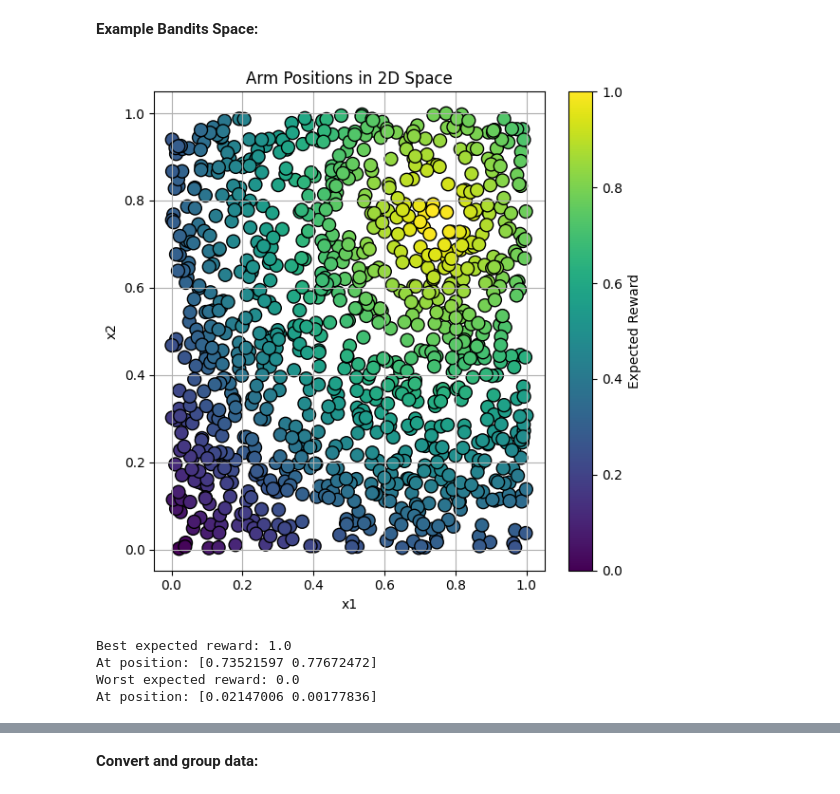
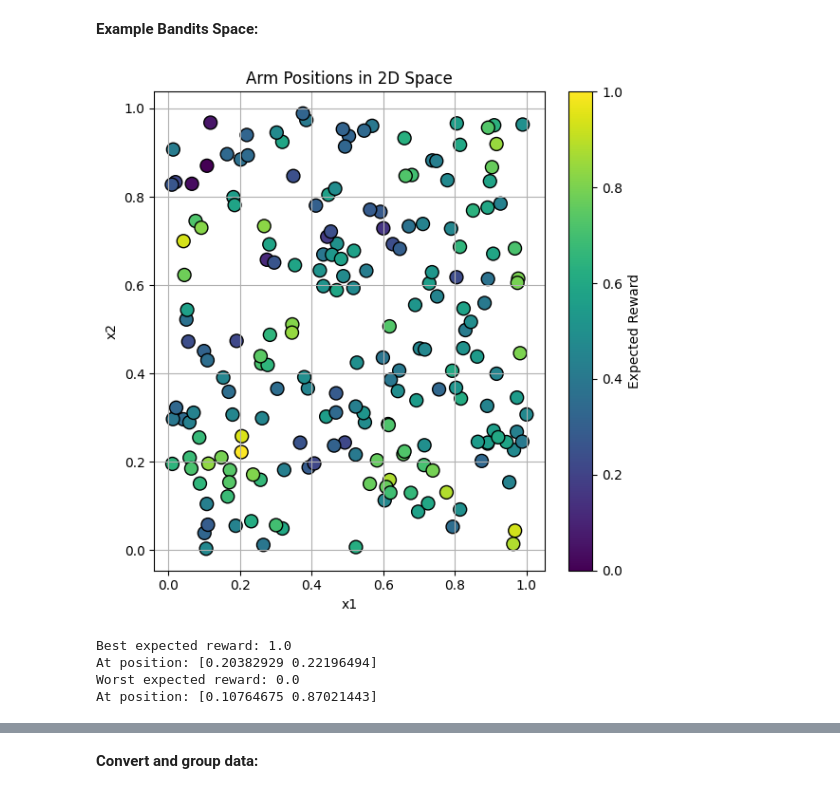
Before and after one commit to marvinernst1020/bandits_algorithms, a Jupyter notebook: spatial/notebooks/01_compare_bandits.ipynb, the cells around one changed output, grey strips where cells are left out. Saved outputs shown, nothing was run; the diff lists cells and outputs as text; code cells hidden in the pictures.

Commit message:
final plots

```diff
--- a/spatial/notebooks/01_compare_bandits.ipynb
+++ b/spatial/notebooks/01_compare_bandits.ipynb
@@ -28,17 +28,20 @@ from src import (
 # %% [markdown]
 **Simulation configuration:**
 # %%
-K = 1000 # before we did 500
-T = 200
+K = 200 # before we did 500
+T = 10000
 D = 2
 SIGMA = 0.1 # standard deviation of the noise in the reward distribution - VERY important for the performance of the algorithms! - 0 before!
-N_RUNS = 1
-LENGTH_SCALE = 1.0 # length scale for the GP prior = how quickly rewards change across space, highher = good arms are further from bad ones - very IMPORTANT!
-SCALE_FACTOR = 1.0 # scale factor for the GP prior = how much the rewards vary across space, in total terms (not in distance (this is just a scalar) - (before 20.0)
-BIAS = 0.0 # bias for the GP prior = how much the rewards are shifted up or down, in total terms (not in distance (this is just a constant) - (before 29.0)
+N_RUNS = 100
+LENGTH_SCALE = 1.0 # (1.0) length scale for the GP prior = how quickly rewards change across space, highher = good arms are further from bad ones - very IMPORTANT!
+ALPHA = 1e-6 # (0.1) alpha for the GP prior = how much the rewards vary across space, in distance terms (not in total terms) - this is very important for the performance of the algorithms! - (before 0.1)
+
+# not necessary:
+SCALE_FACTOR = 1.0 # (1.0) scale factor for the GP prior = how much the rewards vary across space, in total terms, not in distance (this is just a scalar) - (before 20.0)
+BIAS = 0.0 # bias for the GP prior = how much the rewards are shifted up or down, in total terms, not in distance (this is just a constant) - (before 29.0)
 
 # Strict Lipschitz with no noise (and strictly scaled to [0, 1] x [0, 1]) is Lipschitz with constant 1.0:
-CUSTOM = True
+CUSTOM = False
 BERNOULLI = False
 
 ### For the ZoomIn: ###
@@ -51,10 +54,11 @@ REWARD = None # is Gaussian
 NU = 1.0   # smaller NU = more willing to split (i.e. assumes rewards change less across space) - we could make this up to 10 or bigger
 
 # shrinking factor: how quickly regions shrink as the algorithm zooms in
-RHO = 0.999999999 # smaller RHO = more aggressive shrinking - 0.999
+RHO = 0.999999999 # smaller RHO = more aggressive shrinking - 0.999999999
 
 # minimum number of pulls before zoom in:
-PULLS = 20
+PULLS = 20 # minimum number of pulls before the algorithm starts zooming in - this is important for the performance of the algorithm, as it needs to have enough data to make a decision
+# (before 20, but this is too high for the GP, so we set it to 10)
 
 EXTRA_STEPS = T # how many extra steps after ZoomIn has locked into a region (put something different than T if you want this!)
 
@@ -71,17 +75,20 @@ BETA = 2.0 # controls the exploration-exploitation trade-off - higher = more exp
 DELTA = 0.01 # controls the exploration-exploitation trade-off - higher = more exploration, lower = more exploitation
 
 
+# Clipping:
+CLIP = True # whether to clip the rewards to [0, 1] - this is important for the performance of the algorithms, as it prevents them from going out of bounds
+
 # Algorithms:
 algorithms_to_compare = {
     #"ZI-UCB0": lambda f, arms: get_zoomin_algorithm(f, arms, domain=[[0, 1], [0, 1]], rounds=T, nu=NU, rho=RHO, scoring_method="ucb", reward_type=REWARD, min_pulls_before_zoom = PULLS),
     "ZI-UCB1": lambda f, arms: get_zoomin_algorithm(f,arms,  domain=[[0, 1], [0, 1]], rounds=T, nu=NU, rho=RHO, scoring_method="tuned_ucb", reward_type=REWARD, min_pulls_before_zoom = PULLS),
     #"ZI-TS": lambda f, arms: get_zoomin_algorithm(f, arms, domain=[[0, 1], [0, 1]], rounds=T, nu=NU, rho=RHO, scoring_method="ts", reward_type=REWARD, min_pulls_before_zoom = PULLS),
-    "GP-UCB": lambda f, arms: GaussianProcessUCB(arms, beta= BETA, length_scale=LS_ASSUMPTION, noise=NOISE),
-    "GP-TS": lambda f, arms: GaussianProcessTS(arms, length_scale=LS_ASSUMPTION, noise=NOISE),
-    #"GP-UCB+": lambda f, arms: GaussianProcessUCB(arms, length_scale=LS_ASSUMPTION, noise=NOISE, use_log_beta=True, delta=DELTA, D=D),
+    #"GP-TS": lambda f, arms: GaussianProcessTS(arms, length_scale=LS_ASSUMPTION, noise=NOISE),
+    #"GP-UCB": lambda f, arms: GaussianProcessUCB(arms, beta= BETA, length_scale=LS_ASSUMPTION, noise=NOISE),
+    #"GP-UCB+": lambda f, arms: GaussianProcessUCB(arms, length_scale=LS_ASSUMPTION, noise=NOISE, use_log_beta=True, delta=DELTA),
     #"Baseline": lambda f, arms: GaussianUCB0(K),
     #"UCB0":  lambda f, arms: GaussianUCB0(K),
-    #"UCB": lambda f, arms: GaussianUCB1(K),
+    "UCB": lambda f, arms: GaussianUCB1(K),
     #"TS": lambda f, arms: GaussianTS(K)
 }
 # %% [markdown]
@@ -98,25 +107,25 @@ PALETTE = {
 # %% [markdown]
 **Example Bandits Space:**
 # %%
-X, mu, f = generate_ground_truth(K=K, d=2, sigma=SIGMA, random_state=2, length_scale=LENGTH_SCALE, scale_factor=SCALE_FACTOR, bias=BIAS, use_custom_f=CUSTOM, use_bernoulli=BERNOULLI)
+X, mu, f = generate_ground_truth(K=K, d=2, gp_noise_std=ALPHA, reward_noise_std=SIGMA, random_state=2, length_scale=LENGTH_SCALE, scale_factor=SCALE_FACTOR, bias=BIAS, use_custom_f=CUSTOM, use_bernoulli=BERNOULLI, clip_output=CLIP)
 plot_arm_positions(X, mu)
 
 best_reward = np.max(mu)
 worst_reward = np.min(mu)
 best_arm_index = np.argmax(mu)
 worst_arm_index = np.argmin(mu)
 best_arm_position = X[best_arm_index]
 worst_arm_position = X[worst_arm_index]
 
 print("Best expected reward:", best_reward)
 print("At position:", best_arm_position)
 print("Worst expected reward:", worst_reward)
 print("At position:", worst_arm_position)
 # %% [output]
-[figure, old version]
+[figure, new version]
 Best expected reward: 1.0
-At position: [0.73521597 0.77672472]
+At position: [0.20382929 0.22196494]
 Worst expected reward: 0.0
-At position: [0.02147006 0.00177836]
+At position: [0.10764675 0.87021443]
 # %% [markdown]
 **Run simulations:**
```
Also changed, not shown: parts of 5 cells of this notebook, 18 other files.
